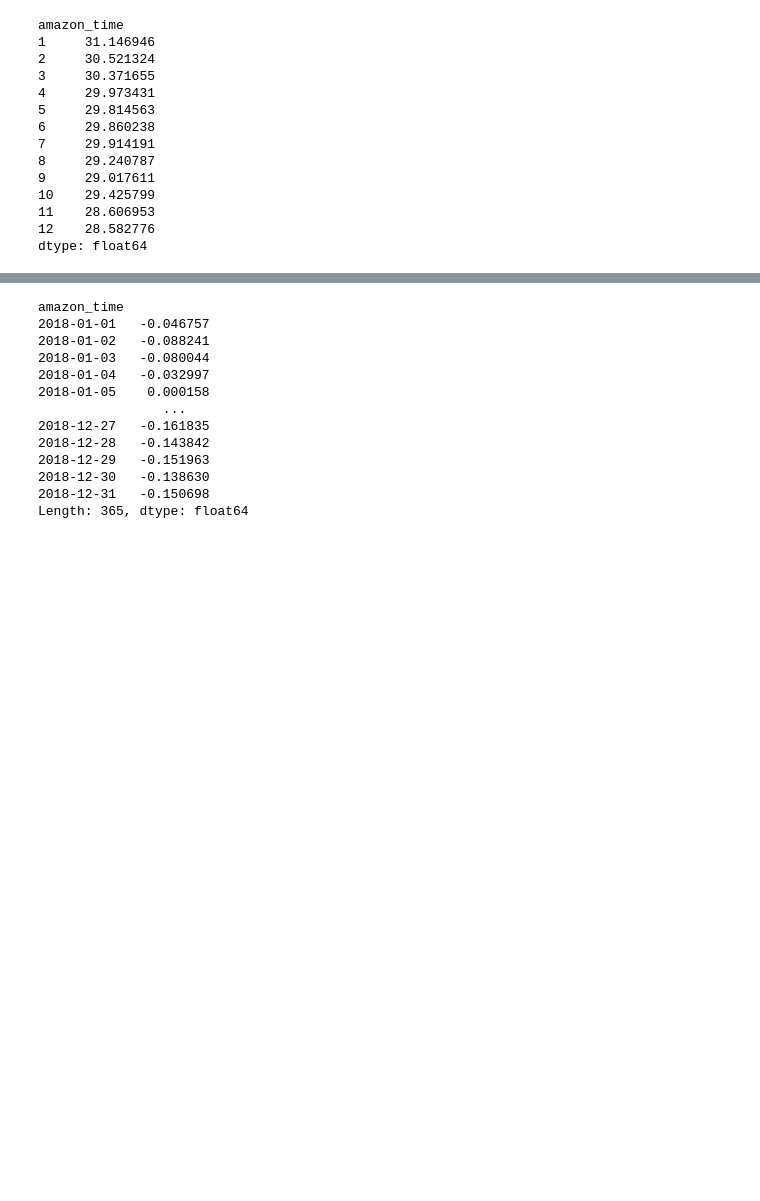
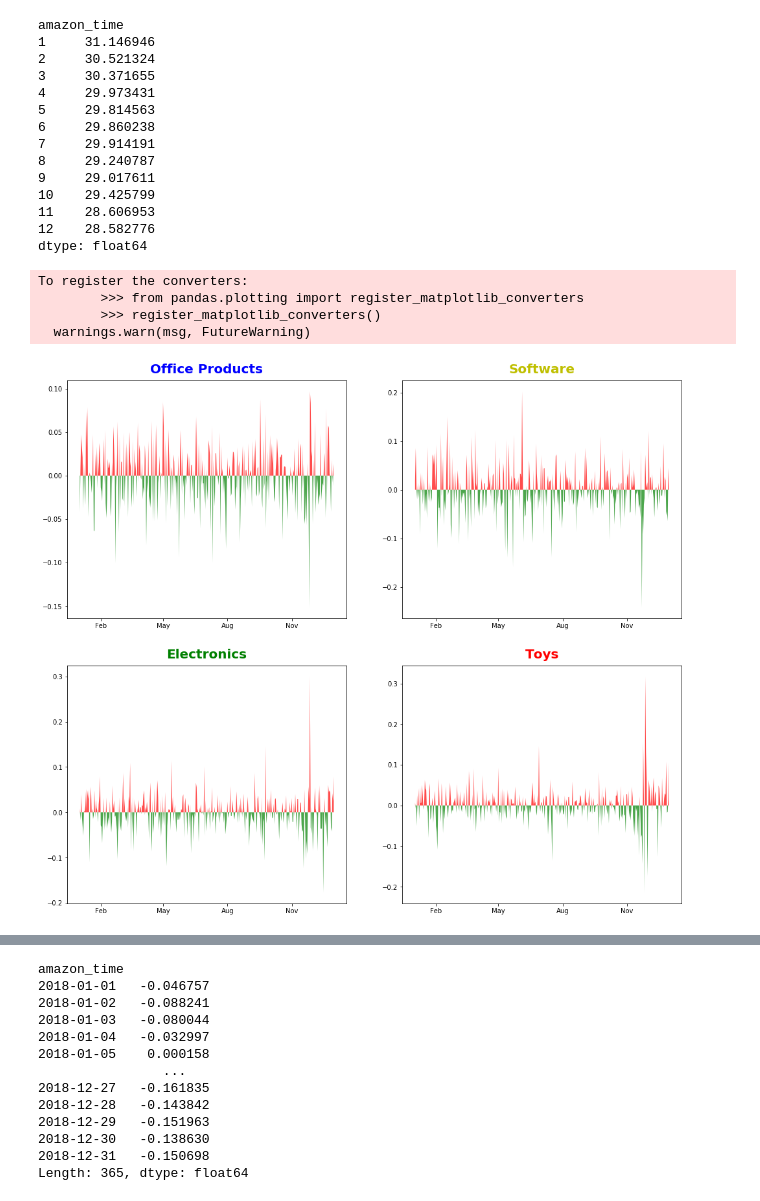
Before and after one commit to ddl004/ECE-143-Amazon-Price-History-Analysis, a Jupyter notebook: Christmas Plot.ipynb, the cells around one changed output, grey strips where cells are left out. Drawn from its saved outputs; the diff is of its cells as text; code cells hidden in the pictures; blank space fills up the shorter version.

```diff
--- a/Christmas Plot.ipynb
+++ b/Christmas Plot.ipynb
@@ -258,7 +289,13 @@ amazon_time
 12    28.582776
 dtype: float64
 # %%
-# t = christmas_history_price(cat1, cat2, cat3, cat4)
+average_derivative_prices(cat1, cat2, cat3, cat4)
+# %% [output]
+To register the converters:
+        >>> from pandas.plotting import register_matplotlib_converters
+        >>> register_matplotlib_converters()
+  warnings.warn(msg, FutureWarning)
+[figure, added]
 # %%
 t
 # %% [output]
```
Also changed, not shown: parts of 7 cells of this notebook, 6 other files.
